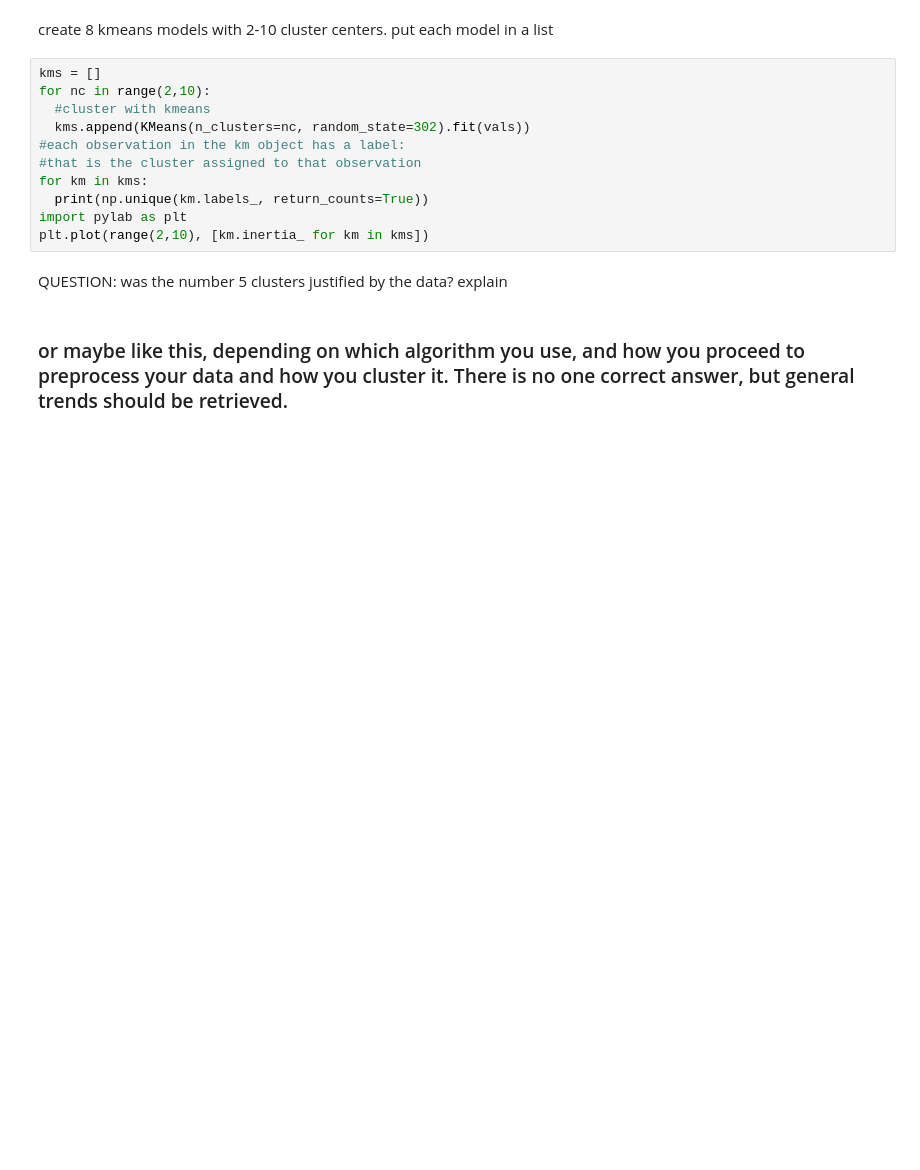
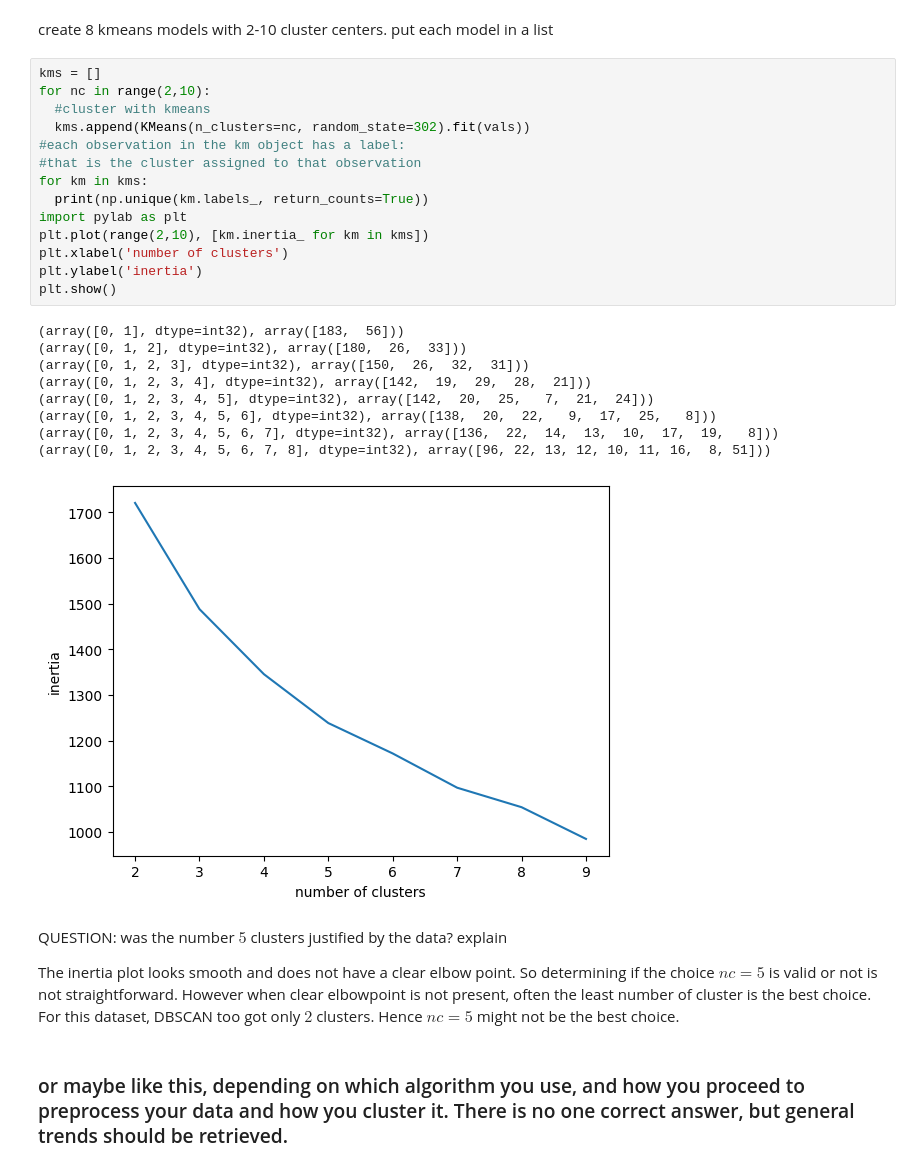
Before and after one commit to arn97/MLTSA25_ARoy, a Jupyter notebook: MLTSA_ARoy/HW7_ARoy_Clustering.ipynb, the cells around one changed output. Saved outputs shown, nothing was run; the diff lists cells and outputs as text; blank space fills up the shorter version.

```diff
--- a/MLTSA_ARoy/HW7_ARoy_Clustering.ipynb
+++ b/MLTSA_ARoy/HW7_ARoy_Clustering.ipynb
@@ -365,16 +393,31 @@ create 8 kmeans models with 2-10 cluster centers. put each model in a list
 # %%
 kms = []
 for nc in range(2,10):
   #cluster with kmeans
   kms.append(KMeans(n_clusters=nc, random_state=302).fit(vals))
 #each observation in the km object has a label:
 #that is the cluster assigned to that observation
 for km in kms:
   print(np.unique(km.labels_, return_counts=True))
 import pylab as plt
 plt.plot(range(2,10), [km.inertia_ for km in kms])
+plt.xlabel('number of clusters')
+plt.ylabel('inertia')
+plt.show()
+# %% [output]
+(array([0, 1], dtype=int32), array([183,  56]))
+(array([0, 1, 2], dtype=int32), array([180,  26,  33]))
+(array([0, 1, 2, 3], dtype=int32), array([150,  26,  32,  31]))
+(array([0, 1, 2, 3, 4], dtype=int32), array([142,  19,  29,  28,  21]))
+(array([0, 1, 2, 3, 4, 5], dtype=int32), array([142,  20,  25,   7,  21,  24]))
+(array([0, 1, 2, 3, 4, 5, 6], dtype=int32), array([138,  20,  22,   9,  17,  25,   8]))
+(array([0, 1, 2, 3, 4, 5, 6, 7], dtype=int32), array([136,  22,  14,  13,  10,  17,  19,   8]))
+(array([0, 1, 2, 3, 4, 5, 6, 7, 8], dtype=int32), array([96, 22, 13, 12, 10, 11, 16,  8, 51]))
+[figure, added]
-# %% [markdown]
-QUESTION: was the number 5 clusters justified by the data? explain
+# %% [markdown]
+QUESTION: was the number $5$ clusters justified by the data? explain
+
+The inertia plot looks smooth and does not have a clear elbow point. So determining if the choice $nc = 5$ is valid or not is not straightforward. However when clear elbowpoint is not present, often the least number of cluster is the best choice. For this dataset, DBSCAN too got only $2$ clusters. Hence $nc = 5$ might not be the best choice.
 # %% [markdown]
 ### or maybe like this, depending on which algorithm you use, and how you proceed to preprocess your data and how you cluster it. There is no one correct answer, but general trends should be retrieved.
 # %% [markdown]
```
Also changed, not shown: parts of 12 cells of this notebook.
